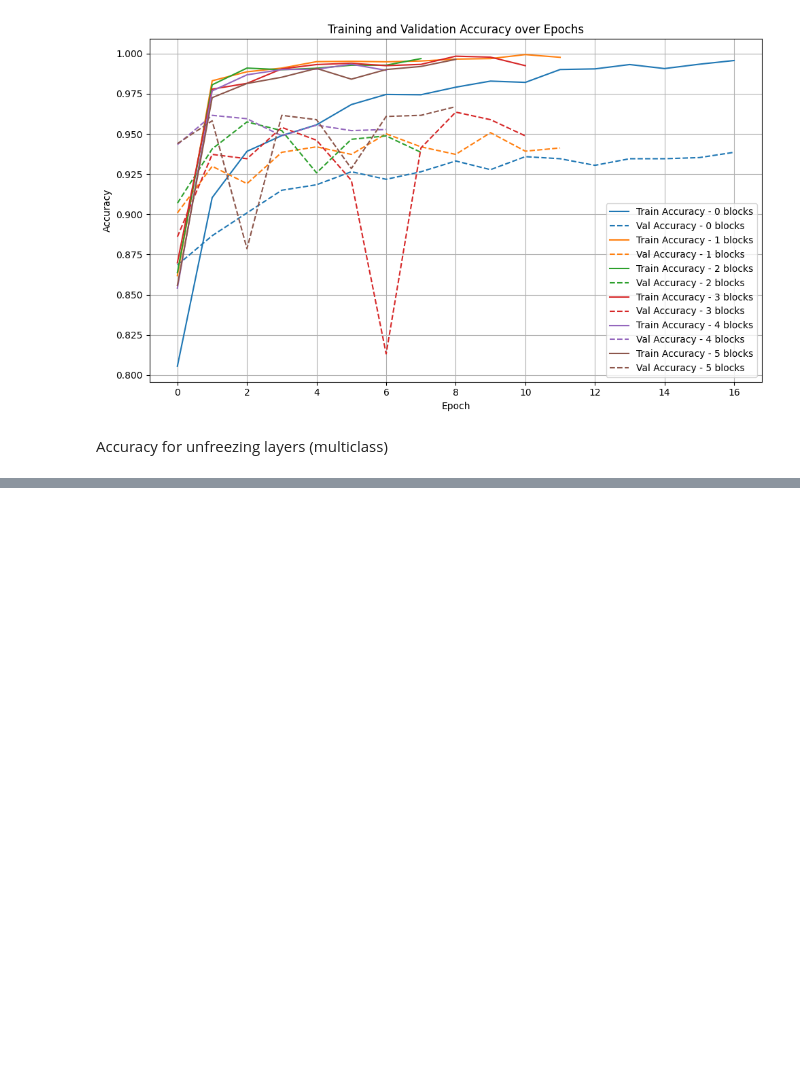
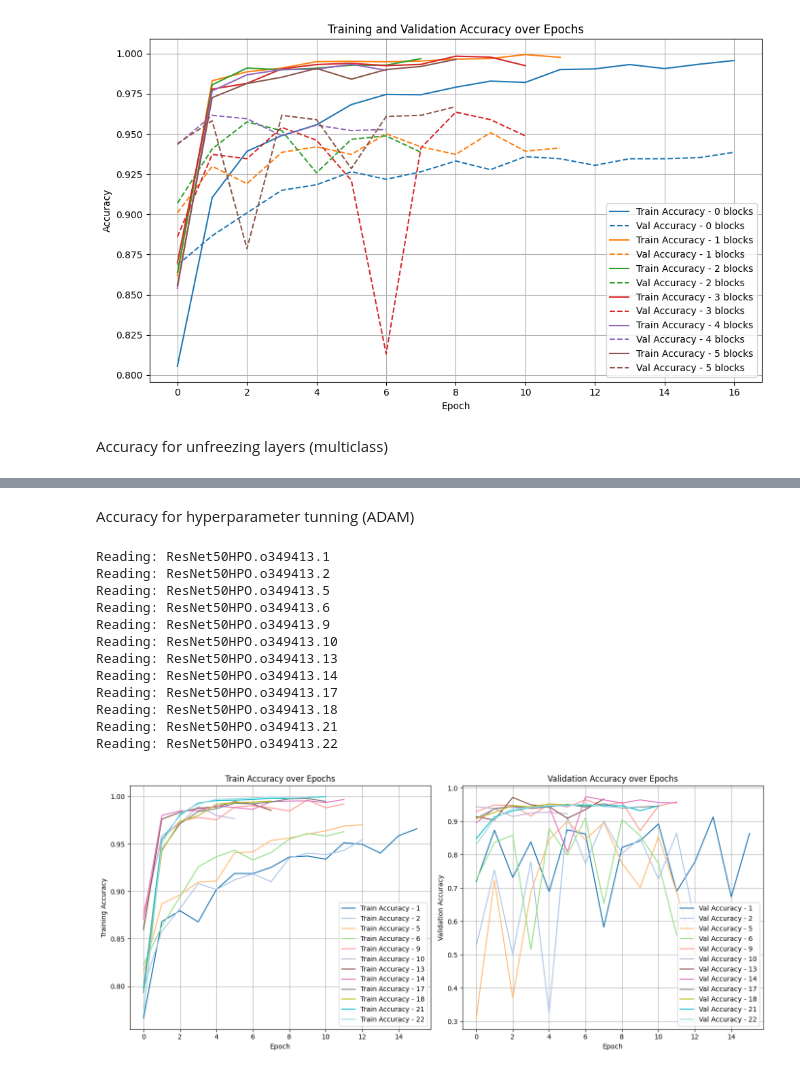
Before and after one commit to mariaserov/ML_BreakHis, a Jupyter notebook: scr/ResNet50.ipynb, the cells around one changed output, grey strips where cells are left out. Drawn from its saved outputs; the diff is of its cells as text; code cells hidden in the pictures; blank space fills up the shorter version.

```diff
--- a/scr/ResNet50.ipynb
+++ b/scr/ResNet50.ipynb
@@ -568,0 +577,79 @@ plt.show()
+# %% [markdown]
+Accuracy for hyperparameter tunning (ADAM)
+# %%
+import re
+import os
+import matplotlib.pyplot as plt
+import matplotlib.cm as cm
+
+log_dir = "/rds/general/user/ft824/home/ML_BreakHis/scr/resnet50_output/resnet50_HPO_logs/adam/"  # or wherever your PBS logs go
+histories = {}
+numbers = [1, 2, 5, 6, 9, 10, 13, 14, 17, 18, 21, 22]
+
+# Color map
+cmap = cm.get_cmap('tab20', len(numbers))  # Get a colormap with N distinct colors
+
+
+# Iterate through the log files for each experiment
+for i in numbers:
+    accs = []
+    val_accs = []
+    try:
+        log_filename = f"ResNet50HPO.o349413.{i}"
+        print(f"Reading: {log_filename}")
+
+        with open(os.path.join(log_dir, f"ResNet50HPO.o349413.{i}"), "r") as f:
+            for line in f:
+                match = re.search(r"accuracy: ([0-9.]+).*val_accuracy: ([0-9.]+)", line)
+                if match:
+                    accs.append(float(match.group(1)))
+                    val_accs.append(float(match.group(2)))
+        histories[i] = {"accuracy": accs, "val_accuracy": val_accs}
+    except FileNotFoundError:
+        print(f"Log file ResNet50HPO.o349413.{i} not found. Skipping.")
+        continue
+
+# Creating two subplots: one for train accuracy and one for validation accuracy
+plt.figure(figsize=(14, 6))
+
+# Plotting Training Accuracy
+# Plotting Training Accuracy
+plt.subplot(1, 2, 1)
+for idx, i in enumerate(numbers):
+    plt.plot(histories[i]['accuracy'], label=f"Train Accuracy - {i}", linestyle='-', color=cmap(idx))
+plt.title("Train Accuracy over Epochs")
+plt.xlabel("Epoch")
+plt.ylabel("Training Accuracy")
+plt.legend()
+plt.grid(True)
+
+# Plotting Validation Accuracy
+plt.subplot(1, 2, 2)
+for idx, i in enumerate(numbers):
+    plt.plot(histories[i]['val_accuracy'], label=f"Val Accuracy - {i}", linestyle='-', color=cmap(idx))
+plt.title("Validation Accuracy over Epochs")
+plt.xlabel("Epoch")
+plt.ylabel("Validation Accuracy")
+plt.legend()
+plt.grid(True)
+
+# Adjust layout to prevent overlap
+plt.tight_layout()
+
+# Save and show the plot
+plt.savefig("combined_accuracy_multiclass.pdf")
+plt.show()
+# %% [output]
+Reading: ResNet50HPO.o349413.1
+Reading: ResNet50HPO.o349413.2
+Reading: ResNet50HPO.o349413.5
+Reading: ResNet50HPO.o349413.6
+Reading: ResNet50HPO.o349413.9
+Reading: ResNet50HPO.o349413.10
+Reading: ResNet50HPO.o349413.13
+Reading: ResNet50HPO.o349413.14
+Reading: ResNet50HPO.o349413.17
+Reading: ResNet50HPO.o349413.18
+Reading: ResNet50HPO.o349413.21
+Reading: ResNet50HPO.o349413.22
+[figure, added]
```
Also changed, not shown: parts of 6 cells of this notebook.
